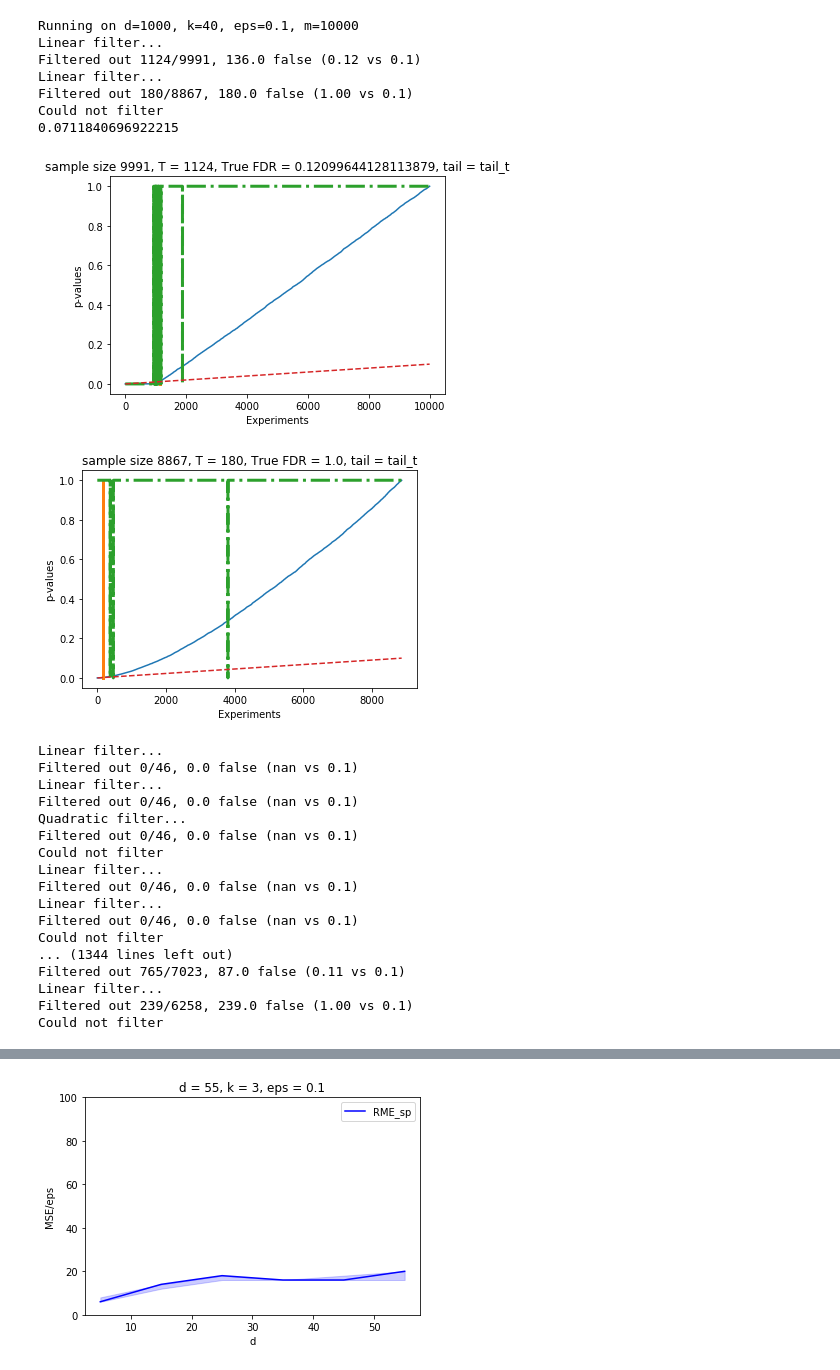
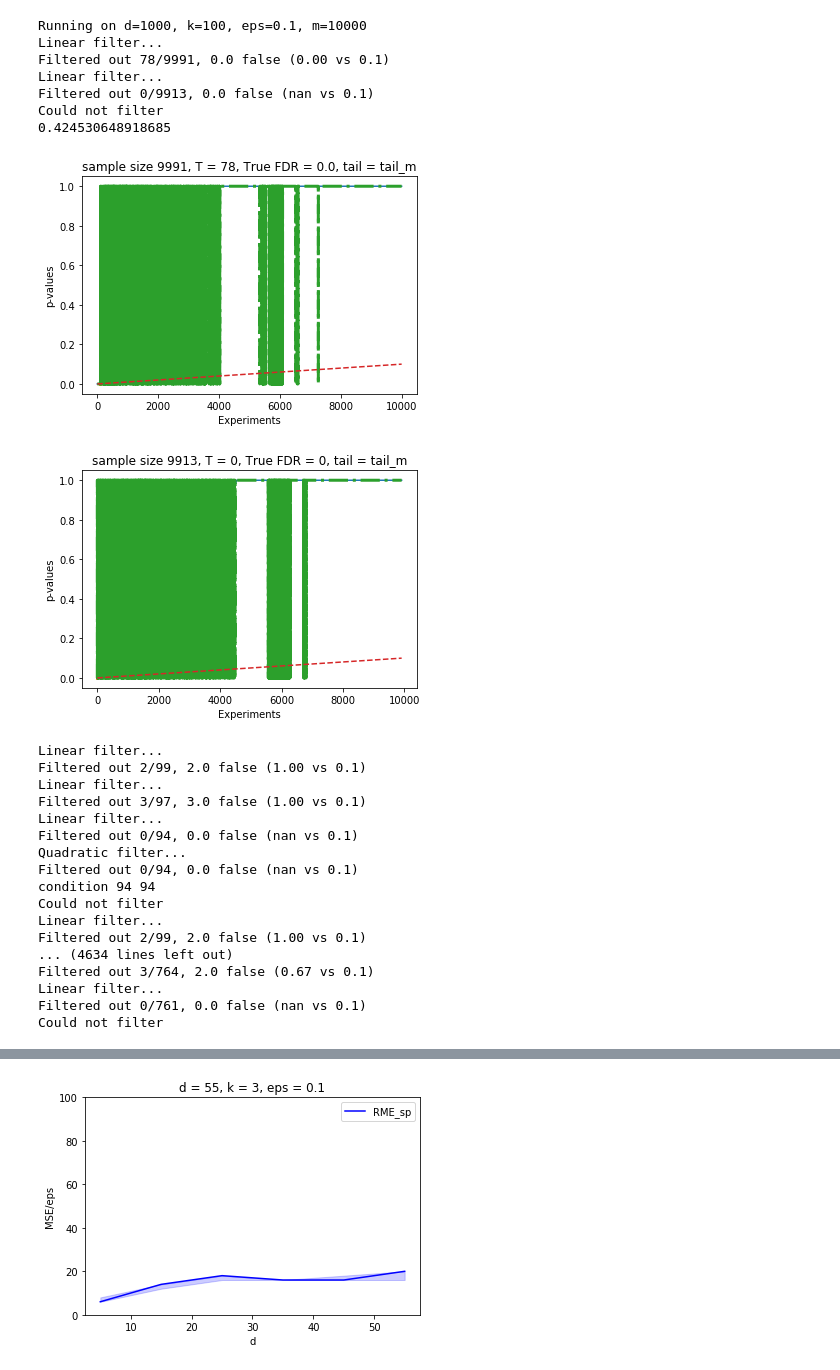
Before and after one commit to sushrutk/robust_sparse_mean_estimation, a Jupyter notebook: old_sparse-mean-eric.ipynb, the cells around one changed output, grey strips where cells are left out. Saved outputs shown, nothing was run; the diff lists cells and outputs as text; code cells hidden in the pictures.

```diff
--- a/old_sparse-mean-eric.ipynb
+++ b/old_sparse-mean-eric.ipynb
@@ -12,54 +12,54 @@ mpld3.enable_notebook()
 # %%
 """ Testing stuff """
 
 il.reload(rl)
 
-d, k, eps = 1000, 40, 0.1
+d, k, eps = 1000, 100, 0.1
 m = 10000
 params = rl.Params(d=d, k=k, eps=eps, m = m)
 
 
-model = rl.DenseNoiseModel(-2)
-# model = rl.BimodalModel()
+# model = rl.DenseNoiseModel(-2)
+model = rl.BimodalModel()
 
 print(f"Running on d={d}, k={k}, eps={eps}, m={m}")
 inp, S, indicator, tm = model.generate(params)
 
-A = rl.RME(inp)
+A = rl.RME_sp_L(inp)
 A.do_plot_linear = True
 ans = A.alg(S, indicator)
 print(LA.norm(tm - ans))
 
 # err = rl.get_error(f, inp, tm=tm)
 # print(f'Error for {f.__name__}: {err}')
 
 
 # for f in [rl.RME_sp]:
 #     err = rl.get_error(f, *inp)
 #     print(f'Error for {f.__name__}: {err}')
 # %% [output]
-Running on d=1000, k=40, eps=0.1, m=10000
+Running on d=1000, k=100, eps=0.1, m=10000
 Linear filter...
-Filtered out 1124/9991, 136.0 false (0.12 vs 0.1)
+Filtered out 78/9991, 0.0 false (0.00 vs 0.1)
 Linear filter...
-Filtered out 180/8867, 180.0 false (1.00 vs 0.1)
+Filtered out 0/9913, 0.0 false (nan vs 0.1)
 Could not filter
-0.0711840696922215
+0.424530648918685
-[figure, old version]
+[figure, new version]
-[figure, old version]
+[figure, new version]
 # %%
-"loss vs sample complexity"
+"sample complexity vs loss"
 
 il.reload(rl)
 
 trials = 10
-d, k, eps = 1000, 40, 0.1
-m_bounds = (50, 8000, 1000)
+d, k, eps = 100, 40, 0.1
+m_bounds = (100, 1000, 100)
 # model = rl.DenseNoiseModel(-100)
 
-# model = rl.BimodalModel()
-model = rl.DenseNoiseModel(-2)
-keys = [rl.RME_sp, rl.RME_sp_L, rl.RME] #, rl.NP_sp, rl.RME_sp_L, rl.ransacGaussianMean]
+model = rl.BimodalModel()
+# model = rl.DenseNoiseModel(-2)
+keys = [rl.RME_sp, rl.RME_sp_L, rl.RME, rl.Oracle] #, rl.NP_sp, rl.RME_sp_L, rl.ransacGaussianMean]
 model_params = rl.Params(d=d, k=k, eps=eps)
 ylims = (0, 1)
 
@@ -75,22 +75,22 @@ plot_m_loss.setdata('m', m_bounds, trials, ylims)
 # Runs_l_samples.run(s)
 # %% [output]
 Linear filter...
-Filtered out 0/46, 0.0 false (nan vs 0.1)
+Filtered out 2/99, 2.0 false (1.00 vs 0.1)
 Linear filter...
-Filtered out 0/46, 0.0 false (nan vs 0.1)
+Filtered out 3/97, 3.0 false (1.00 vs 0.1)
+Linear filter...
+Filtered out 0/94, 0.0 false (nan vs 0.1)
 Quadratic filter...
-Filtered out 0/46, 0.0 false (nan vs 0.1)
+Filtered out 0/94, 0.0 false (nan vs 0.1)
+condition 94 94
 Could not filter
 Linear filter...
-Filtered out 0/46, 0.0 false (nan vs 0.1)
+Filtered out 2/99, 2.0 false (1.00 vs 0.1)
+... (4634 lines left out)
+Filtered out 3/764, 2.0 false (0.67 vs 0.1)
 Linear filter...
-Filtered out 0/46, 0.0 false (nan vs 0.1)
+Filtered out 0/761, 0.0 false (nan vs 0.1)
 Could not filter
-... (1344 lines left out)
-Filtered out 765/7023, 87.0 false (0.11 vs 0.1)
-Linear filter...
-Filtered out 239/6258, 239.0 false (1.00 vs 0.1)
-Could not filter
 # %%
 il.reload(rl)
 
```
Also changed, not shown: parts of 8 cells of this notebook, 1 other file.
